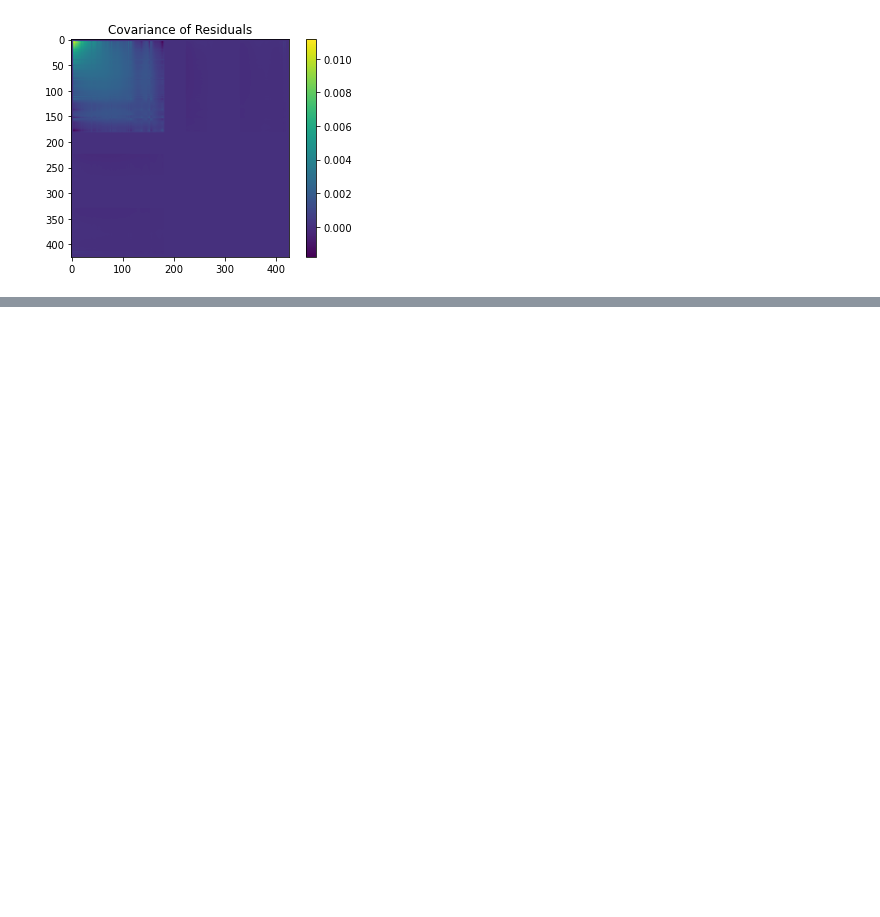
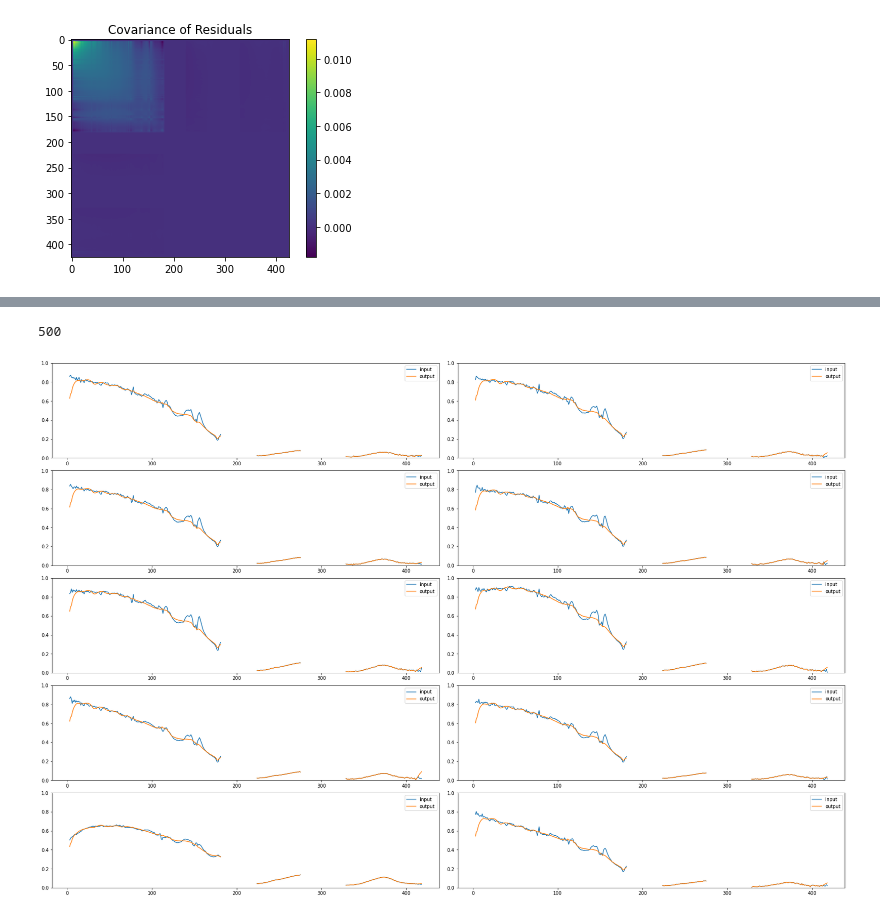
Before and after one commit to varunpatro1/OE-Reproducibility, a Jupyter notebook: ISOFIT/CL_3.ipynb, the cells around one changed output, grey strips where cells are left out. Cells and saved outputs as stored; diff of their text form; code cells hidden in the pictures; blank space fills up the shorter version.

```diff
--- a/ISOFIT/CL_3.ipynb
+++ b/ISOFIT/CL_3.ipynb
@@ -331,0 +368,5 @@ Text(0.5, 1.0, 'Covariance of Residuals')
+# %%
+l2norms = []
+residuals = []
+inputs = []
+outputs = []
@@ -331,0 +403,46 @@ Text(0.5, 1.0, 'Covariance of Residuals')
+# %%
+for i in range(100):
+    input_vec = augmented_sets[3][i].copy()
+    inputs.append(input_vec)
+    OE_estimation = run_ISOFIT_ucsb(input_vec)
+    outputs.append(OE_estimation)
+    l2norm = np.linalg.norm(input_vec - OE_estimation)
+    l2norms.append(l2norm)
+    residual = input_vec-OE_estimation
+    residuals.append(residual)
+# %%
+for i in range(100):
+    input_vec = augmented_sets[4][i].copy()
+    inputs.append(input_vec)
+    OE_estimation = run_ISOFIT_ucsb(input_vec)
+    outputs.append(OE_estimation)
+    l2norm = np.linalg.norm(input_vec - OE_estimation)
+    l2norms.append(l2norm)
+    residual = input_vec-OE_estimation
+    residuals.append(residual)
+# %%
+len(residuals)
+# %% [output]
+500
+# %%
+inputs = np.array(inputs)
+outputs = np.array(outputs)
+# %%
+fig, axs = plt.subplots(nrows = 5, ncols = 2, figsize = (24,16), constrained_layout = True)
+
+count = 0
+row = 0
+col = 0
+for i in range(0,100,10):
+    if col == 2:
+        row +=1
+        col = 0
+    cleaned_input = remove_bad_bands(inputs[i,:425].copy())
+    cleaned_output = remove_bad_bands(outputs[i][:425].copy())
+    axs[row,col].plot(cleaned_input, label = 'input')
+    axs[row,col].plot(cleaned_output, label = 'output')
+    axs[row,col].legend()
+    axs[row,col].set_ylim(0,1)
+    col+= 1
+# %% [output]
+[figure, added]
```
Also changed, not shown: parts of 16 cells of this notebook, 9 other files.
